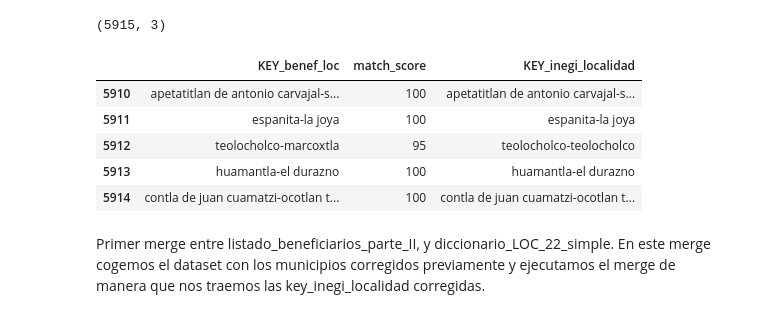
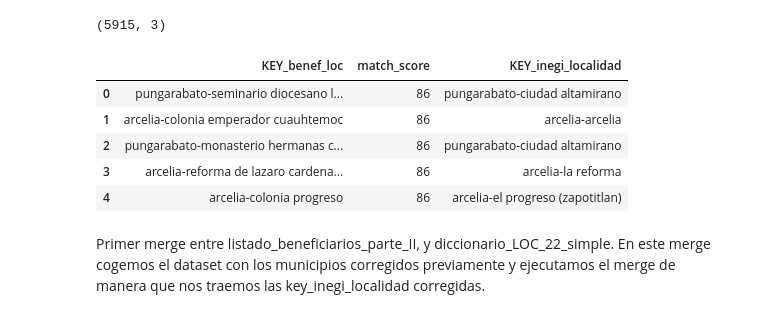
Before and after one commit to DGRIA/SESNA-Fertilizantes, a Jupyter notebook: src/Notebooks/2.3.3 Benef2021_Cleaning_and_merged.ipynb, the cells around one changed output. Cells and saved outputs as stored; diff of their text form; code cells hidden in the pictures.

```diff
--- a/src/Notebooks/2.3.3 Benef2021_Cleaning_and_merged.ipynb
+++ b/src/Notebooks/2.3.3 Benef2021_Cleaning_and_merged.ipynb
@@ -467,8 +462,8 @@ import pandas as pd
 
 # Intentar leer el archivo CSV con diferentes configuraciones de lectura
 try:
-    diccionario_LOC_21_simple = pd.read_csv('../../data/productores_beneficiarios 2019-2022/diccionarios_E3/diccionario_LOC_21_simple.csv', encoding='cp1252',
-                          delimiter=',')
+    diccionario_LOC_21_simple = pd.read_csv('../../data/productores_beneficiarios 2019-2022/diccionarios_E3/diccionario_LOC_21_simple.csv', encoding='utf-8',
+                          delimiter=';')
     #diccionario_LOC_21_simple.drop(columns=['ValidaciÃ³n', 'Propuesta'], inplace=True)
     print(diccionario_LOC_21_simple.head())
 except pd.errors.ParserError as e:
@@ -498,14 +493,14 @@ diccionario_LOC_21_simple.shape
 # %% [output]
 (5915, 3)
 # %%
-diccionario_LOC_21_simple.tail()
+diccionario_LOC_21_simple.head()
 # %% [output]
 |  | KEY_benef_loc | match_score | KEY_inegi_localidad |
-| 5910 | apetatitlan de antonio carvajal-s... | 100 | apetatitlan de antonio carvajal-s... |
-| 5911 | espanita-la joya | 100 | espanita-la joya |
-| 5912 | teolocholco-marcoxtla | 95 | teolocholco-teolocholco |
-| 5913 | huamantla-el durazno | 100 | huamantla-el durazno |
-| 5914 | contla de juan cuamatzi-ocotlan t... | 100 | contla de juan cuamatzi-ocotlan t... |
+| 0 | pungarabato-seminario diocesano l... | 86 | pungarabato-ciudad altamirano |
+| 1 | arcelia-colonia emperador cuauhtemoc | 86 | arcelia-arcelia |
+| 2 | pungarabato-monasterio hermanas c... | 86 | pungarabato-ciudad altamirano |
+| 3 | arcelia-reforma de lazaro cardena... | 86 | arcelia-la reforma |
+| 4 | arcelia-colonia progreso | 86 | arcelia-el progreso (zapotitlan) |
 # %%
 listado_beneficiarios_parte_II['MUNICIPIO_Clean'] = listado_beneficiarios_parte_II['MUNICIPIO'].apply(clean_text)
 listado_beneficiarios_parte_II['LOCALIDAD_Clean'] = listado_beneficiarios_parte_II['LOCALIDAD'].apply(clean_text)
```
Also changed, not shown: parts of 6 cells of this notebook, 3 other files.
